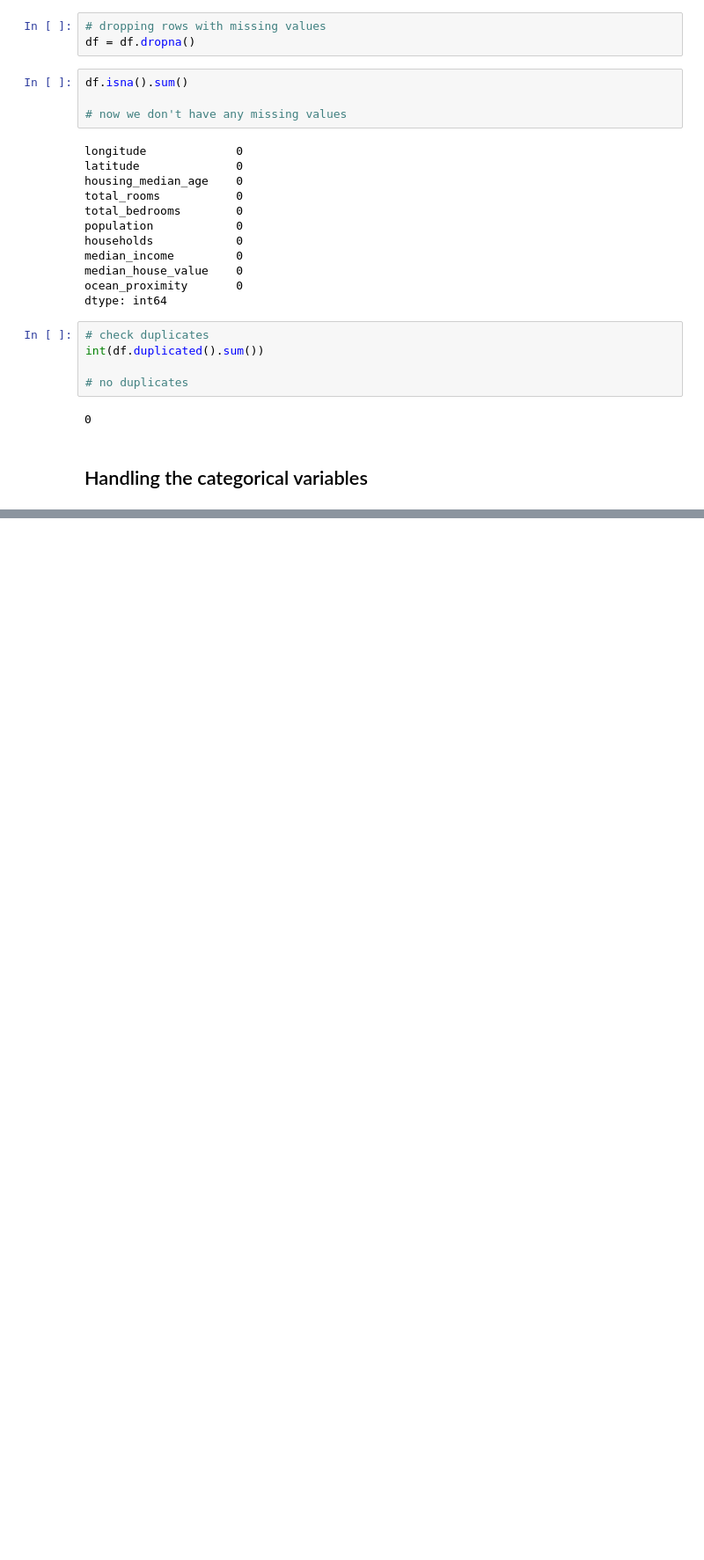
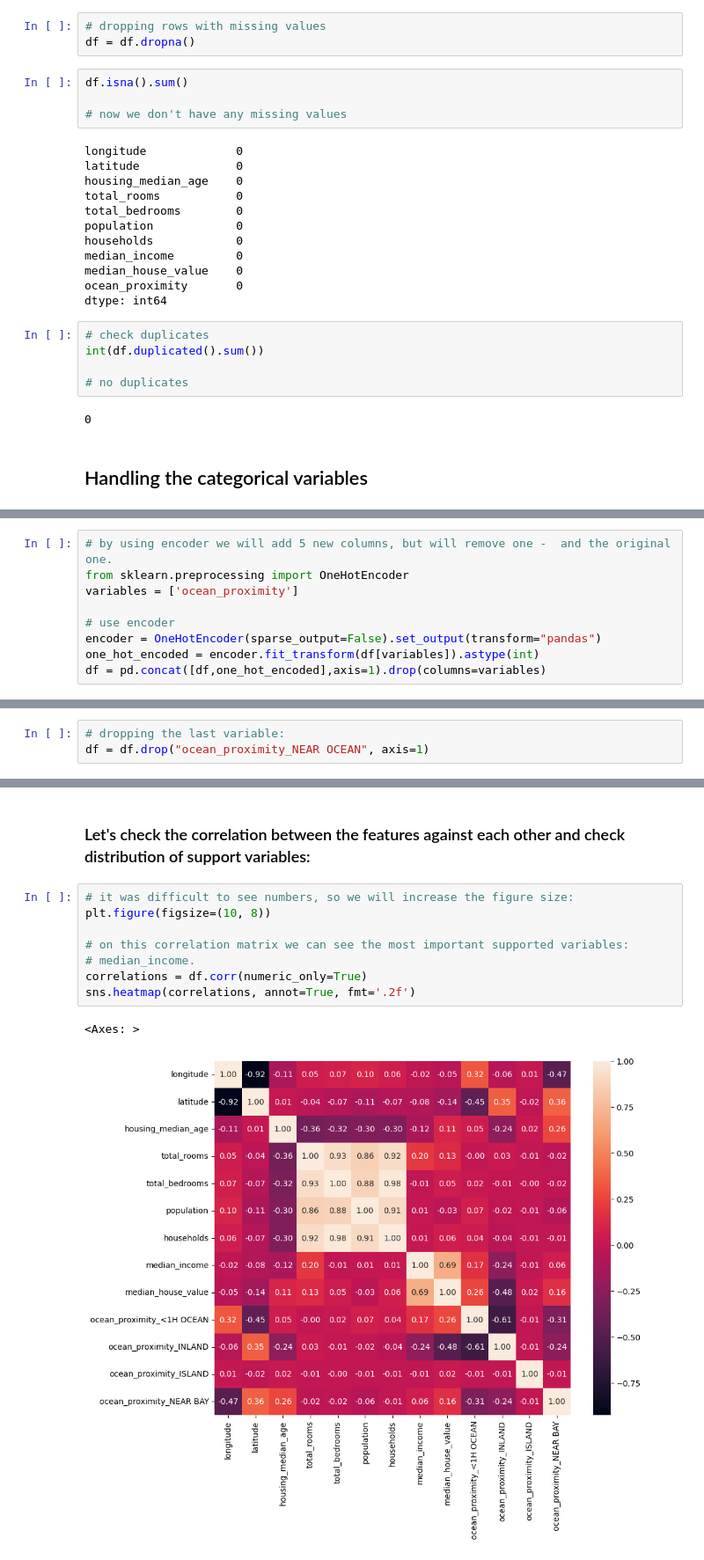
Before and after one commit to RovSveta/DeepLearning2025, a Jupyter notebook: Exercise_1/ANN_regression.ipynb, the cells around one changed output, grey strips where cells are left out. Shown: that part at 88% size. Saved outputs shown, nothing was run; the diff lists cells and outputs as text; blank space fills up the shorter version.

```diff
--- a/Exercise_1/ANN_regression.ipynb
+++ b/Exercise_1/ANN_regression.ipynb
@@ -92,0 +99,9 @@ int(df.duplicated().sum())
+# %%
+# by using encoder we will add 5 new columns, but will remove one -  and the original one.
+from sklearn.preprocessing import OneHotEncoder
+variables = ['ocean_proximity']
+
+# use encoder
+encoder = OneHotEncoder(sparse_output=False).set_output(transform="pandas")
+one_hot_encoded = encoder.fit_transform(df[variables]).astype(int)
+df = pd.concat([df,one_hot_encoded],axis=1).drop(columns=variables)
@@ -92,0 +117,3 @@ int(df.duplicated().sum())
+# %%
+# dropping the last variable:
+df = df.drop("ocean_proximity_NEAR OCEAN", axis=1)
@@ -92,0 +130,13 @@ int(df.duplicated().sum())
+# %% [markdown]
+### Let's check the correlation between the features against each other and check distribution of support variables:
+# %%
+# it was difficult to see numbers, so we will increase the figure size:
+plt.figure(figsize=(10, 8))
+
+# on this correlation matrix we can see the most important supported variables:
+# median_income.
+correlations = df.corr(numeric_only=True)
+sns.heatmap(correlations, annot=True, fmt='.2f')
+# %% [output]
+<Axes: >
+[figure, added]
```
Also changed, not shown: parts of 23 cells of this notebook.
